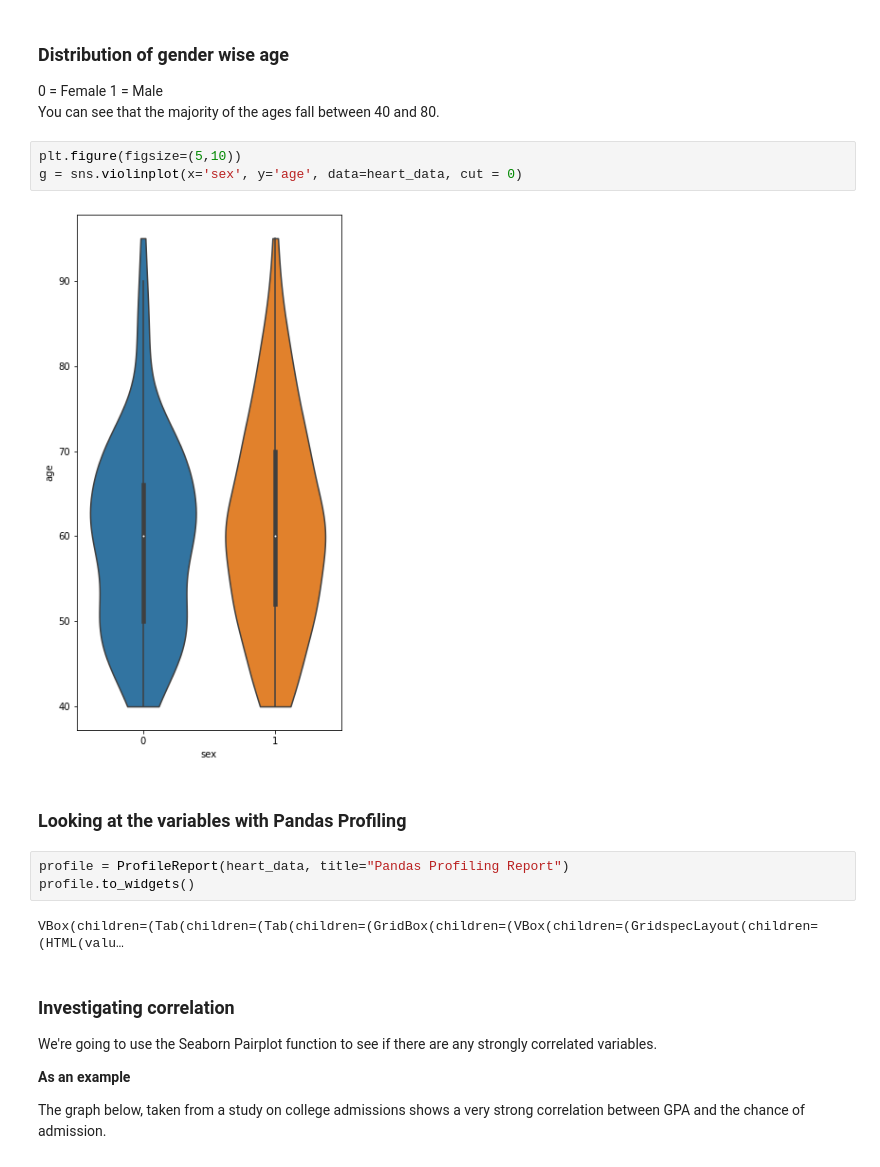
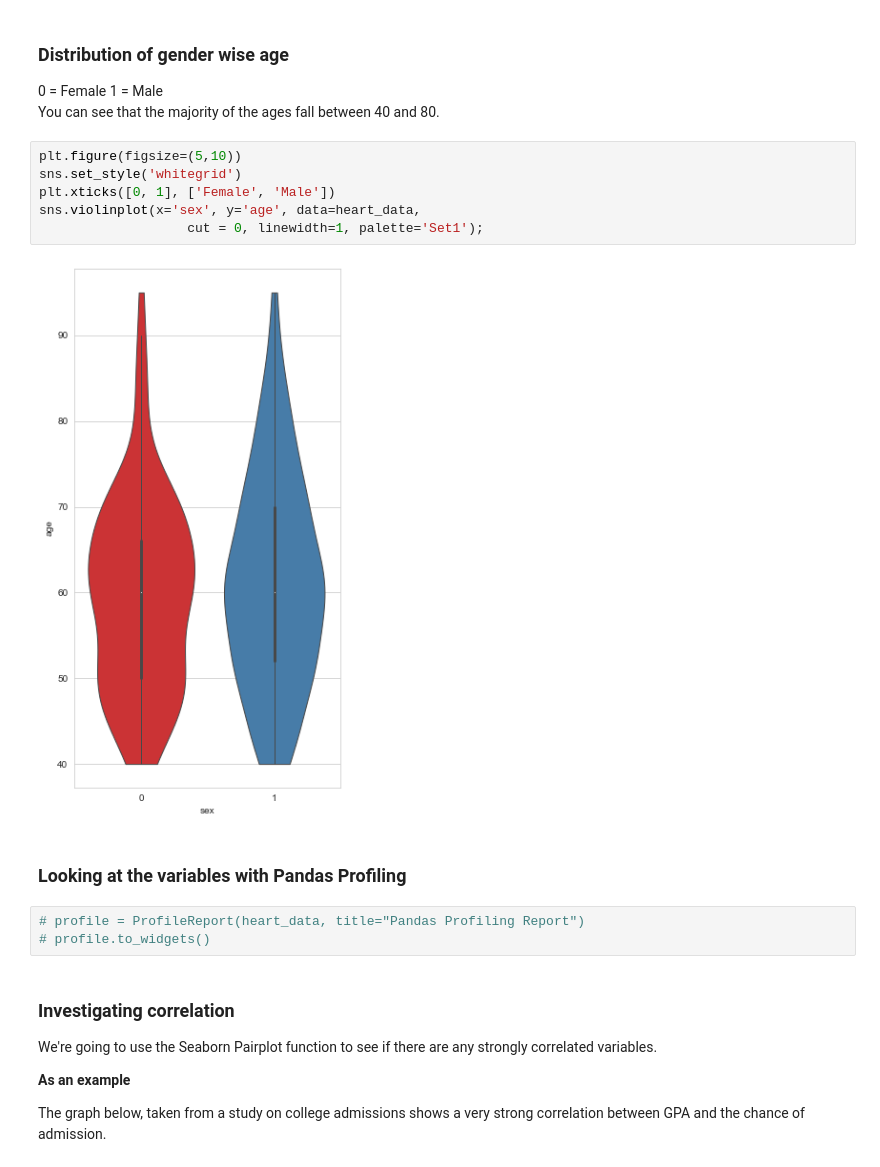
Before and after one commit to jharvey407/CapstoneTwo, a Jupyter notebook: Heart Failure Profiling.ipynb, the cells around one changed output. Cells and saved outputs as stored; diff of their text form.

```diff
--- a/Heart Failure Profiling.ipynb
+++ b/Heart Failure Profiling.ipynb
@@ -135,16 +135,17 @@ plt.title("Death Age Distribution Plot");
 You can see that the majority of the ages fall between 40 and 80.
 # %%
 plt.figure(figsize=(5,10))
-g = sns.violinplot(x='sex', y='age', data=heart_data, cut = 0)
+sns.set_style('whitegrid')
+plt.xticks([0, 1], ['Female', 'Male'])
+sns.violinplot(x='sex', y='age', data=heart_data,
+                   cut = 0, linewidth=1, palette='Set1');
 # %% [output]
-[figure, old version]
+[figure, new version]
 # %% [markdown]
 ### Looking at the variables with Pandas Profiling
 # %%
-profile = ProfileReport(heart_data, title="Pandas Profiling Report")
-profile.to_widgets()
+# profile = ProfileReport(heart_data, title="Pandas Profiling Report")
+# profile.to_widgets()
-# %% [output]
-VBox(children=(Tab(children=(Tab(children=(GridBox(children=(VBox(children=(GridspecLayout(children=(HTML(valu…
 # %% [markdown]
 ### Investigating correlation
 We're going to use the Seaborn Pairplot function to see if there are any strongly correlated variables.
```
Also changed, not shown: parts of 72 cells of this notebook.
